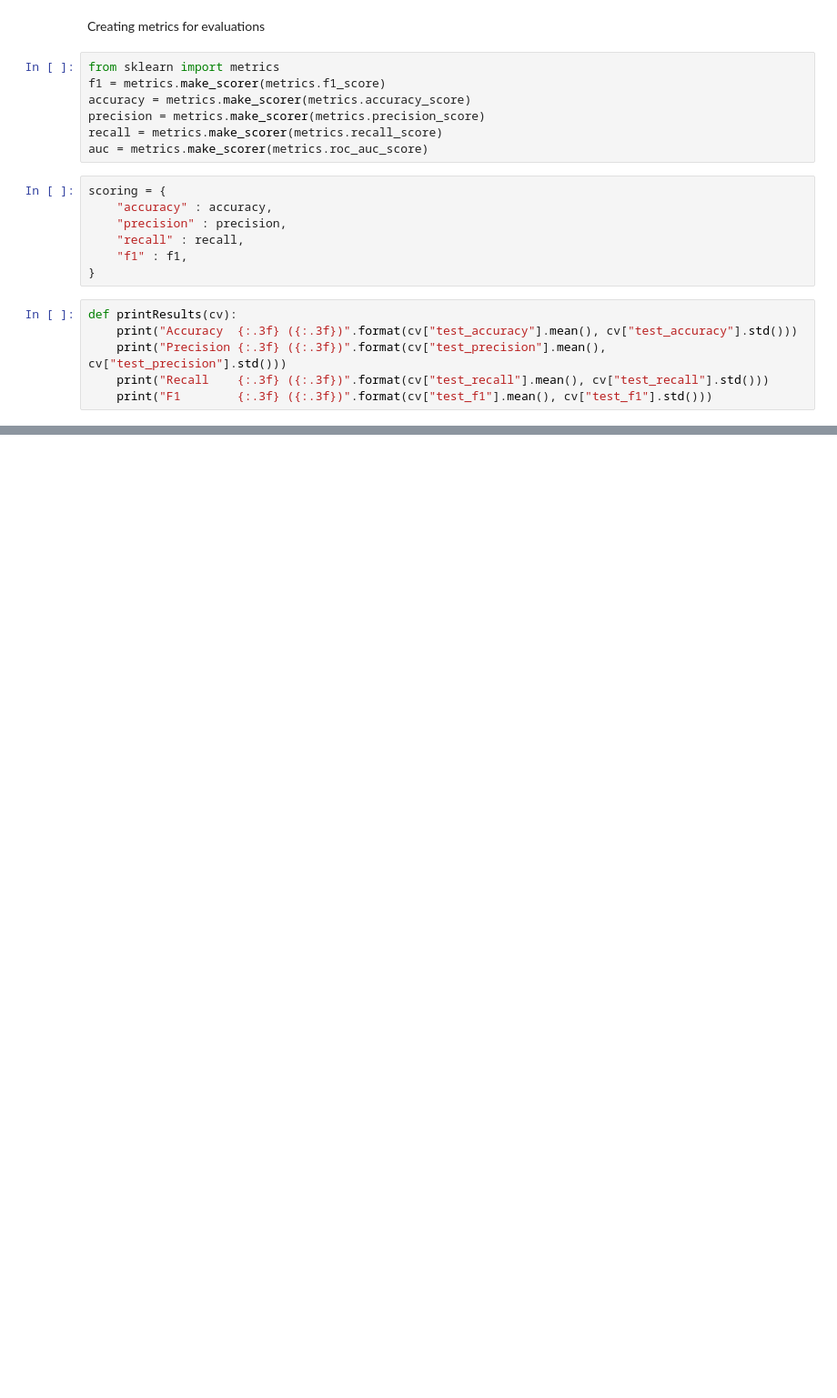
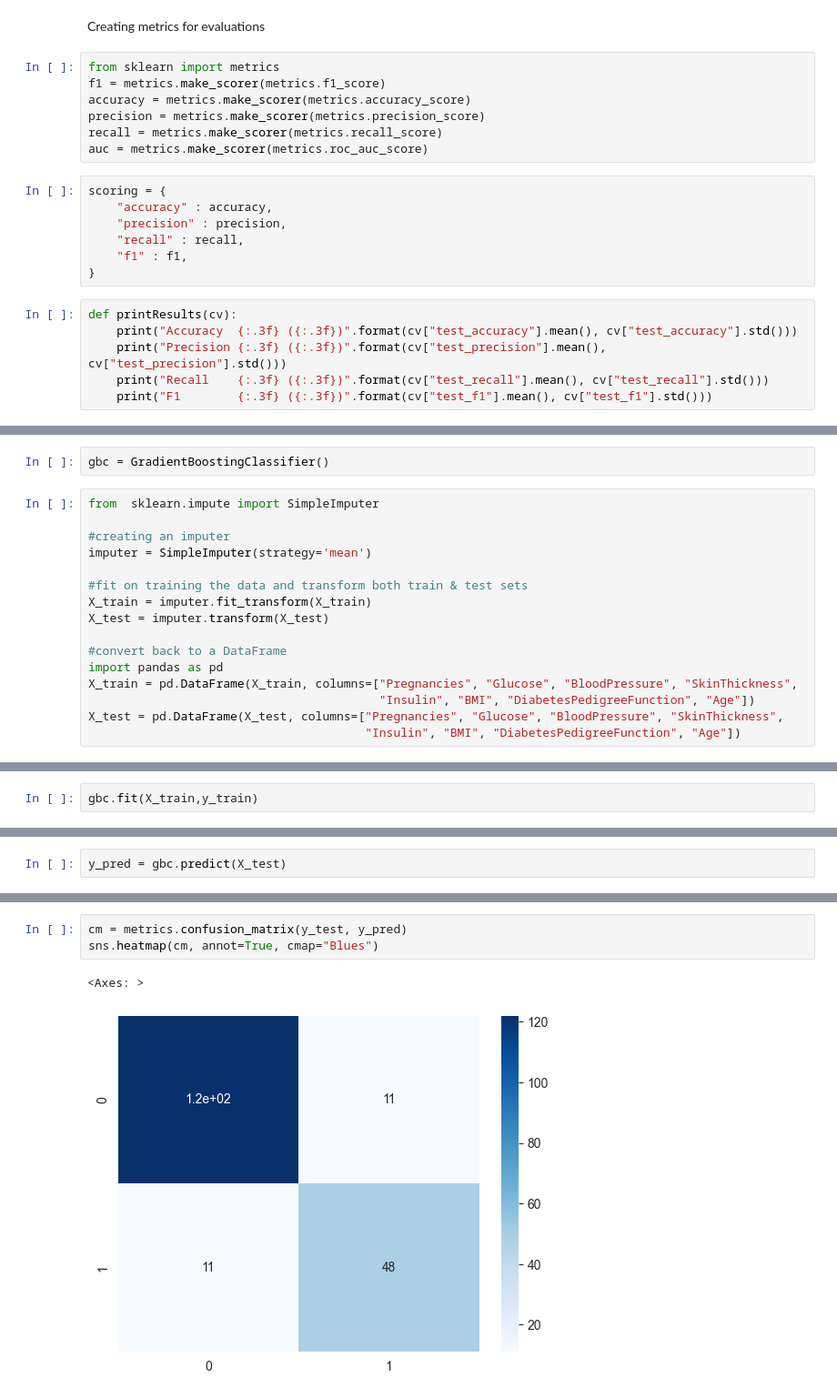
Before and after one commit to mahingaRodin/Disease-Predictor, a Jupyter notebook: KidneyDiseasePredictor/Diabetes-Prediction.ipynb, the cells around one changed output, grey strips where cells are left out. Shown at 91% size. Cells and saved outputs as stored; diff of their text form; blank space fills up the shorter version.

```diff
--- a/KidneyDiseasePredictor/Diabetes-Prediction.ipynb
+++ b/KidneyDiseasePredictor/Diabetes-Prediction.ipynb
@@ -208,0 +215,18 @@ def printResults(cv):
+# %%
+gbc = GradientBoostingClassifier()
+# %%
+from  sklearn.impute import SimpleImputer
+
+#creating an imputer
+imputer = SimpleImputer(strategy='mean')
+
+#fit on training the data and transform both train & test sets
+X_train = imputer.fit_transform(X_train)
+X_test = imputer.transform(X_test)
+
+#convert back to a DataFrame
+import pandas as pd
+X_train = pd.DataFrame(X_train, columns=["Pregnancies", "Glucose", "BloodPressure", "SkinThickness",
+                                         "Insulin", "BMI", "DiabetesPedigreeFunction", "Age"])
+X_test = pd.DataFrame(X_test, columns=["Pregnancies", "Glucose", "BloodPressure", "SkinThickness",
+                                       "Insulin", "BMI", "DiabetesPedigreeFunction", "Age"])
@@ -208,0 +245,2 @@ def printResults(cv):
+# %%
+gbc.fit(X_train,y_train)
@@ -208,0 +249,2 @@ def printResults(cv):
+# %%
+y_pred = gbc.predict(X_test)
@@ -208,0 +262,6 @@ def printResults(cv):
+# %%
+cm = metrics.confusion_matrix(y_test, y_pred)
+sns.heatmap(cm, annot=True, cmap="Blues")
+# %% [output]
+<Axes: >
+[figure, added]
```
Also changed, not shown: parts of 13 cells of this notebook.
